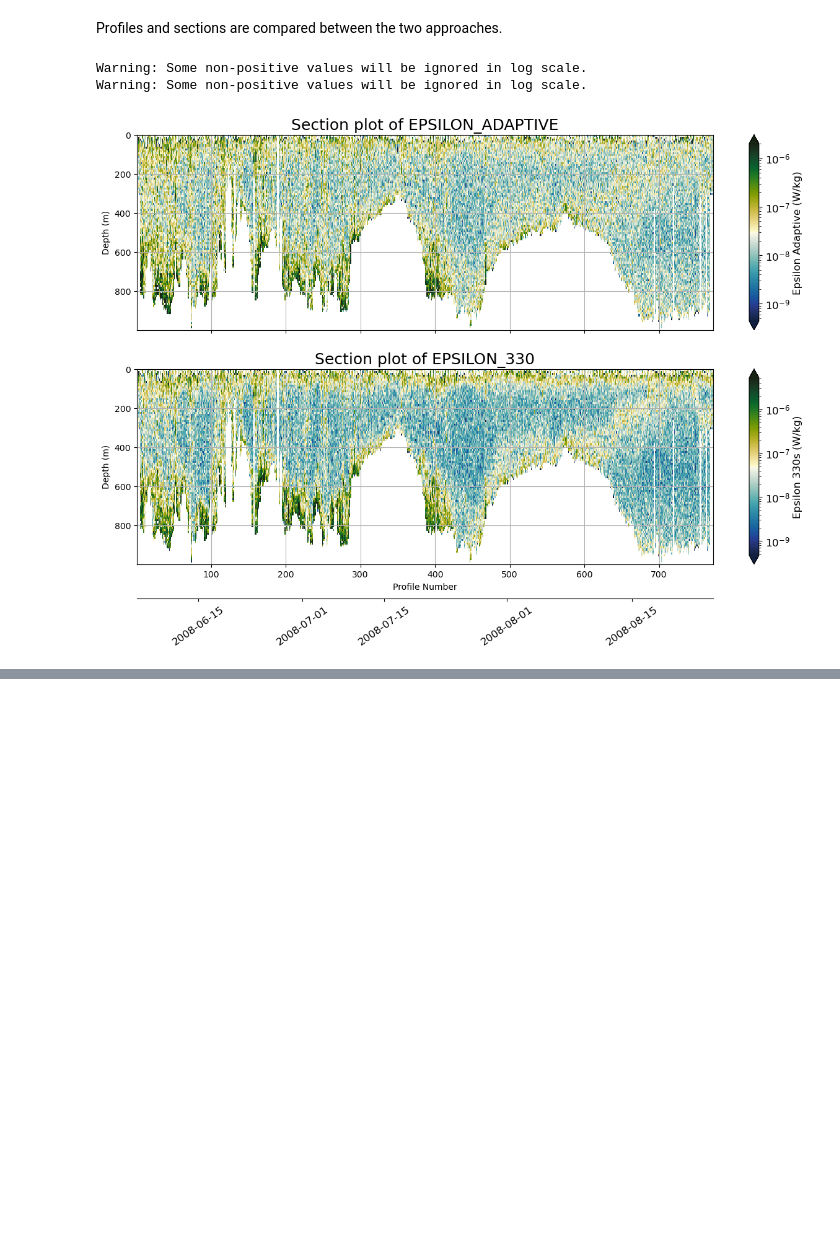
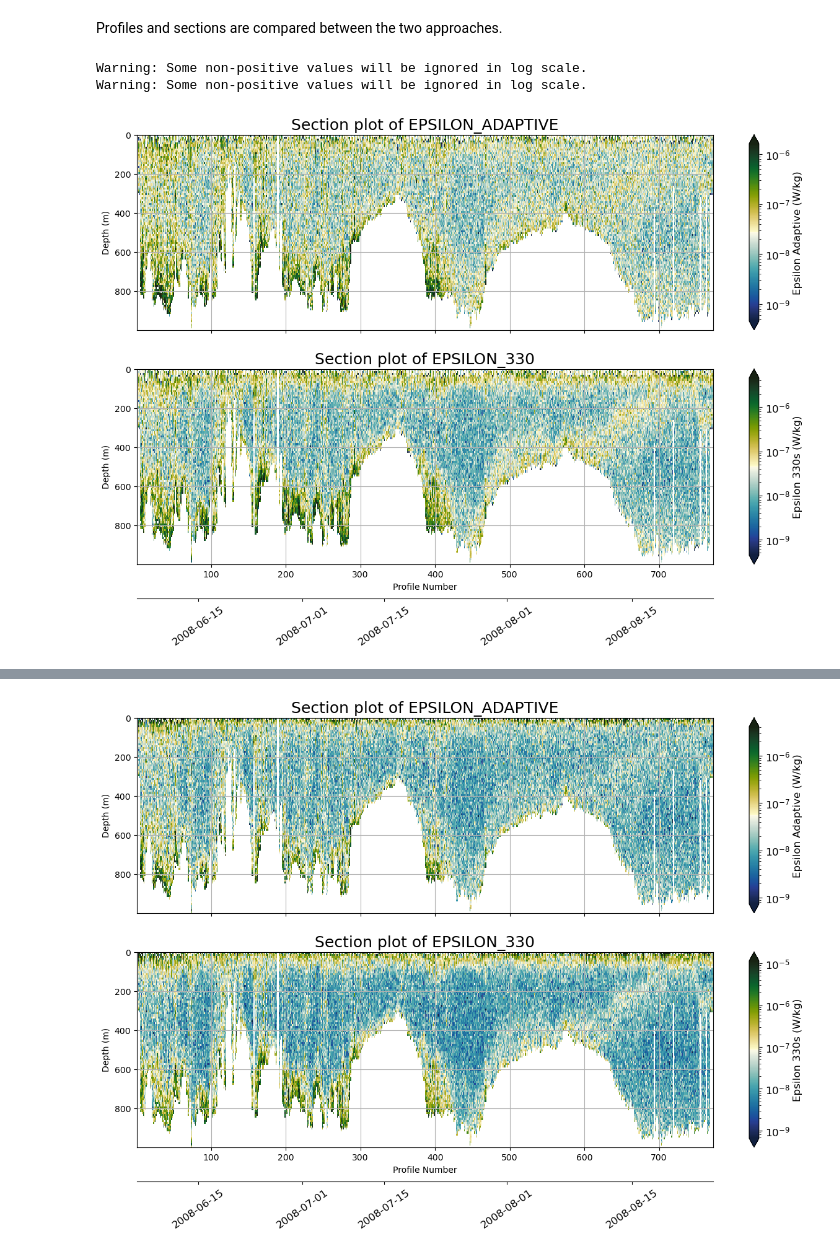
Before and after one commit to tillmrtz/dissipationIFR, a Jupyter notebook: notebooks/apply_LEM.ipynb, the cells around one changed output, grey strips where cells are left out. Cells and saved outputs as stored; diff of their text form; code cells hidden in the pictures; blank space fills up the shorter version.

```diff
--- a/notebooks/apply_LEM.ipynb
+++ b/notebooks/apply_LEM.ipynb
@@ -263,4 +269,5 @@ KeyError: "No variable named 'W_MEAS'. Did you mean one of ('MASS',)?"
 # %%
 gridded_ds = utilities.grid_dataset(ds, variables = ['W_WATER', 'N', 'N_SORTED'], bin_variable = 'TIME', res=None)
+gridded_bs3 = utilities.grid_dataset(ds_bs3, variables = ['W_WATER', 'N', 'N_SORTED'], bin_variable = 'TIME', res=None)
 # %%
 from cmocean import cm as cmo
@@ -287,36 +295,48 @@ I am again using two different approaches:
 For the adaptive approach, the whole profile is filtered separately for each window, using the mean $1/N$ value within that window as the cutoff period. However, only the filtered values corresponding to that particular window are kept from each run. Effectively, this means the filter length changes for each window, while each window's filtered values are still derived from a filter applied to the entire profile.
 # %%
 importlib.reload(tools)
-w_water_hp_adaptive = tools.highpass_butterworth_time(gridded_ds['W_WATER'].values, gridded_ds['TIME'].values, gridded_ds['PROFILE_NUMBER'].values, cutoff_period=1/(gridded_ds['N'].values), order=4, max_interval=40, adaptive_window=200)
-w_water_hp_330 = tools.highpass_butterworth_time(gridded_ds['W_WATER'].values, gridded_ds['TIME'].values, gridded_ds['PROFILE_NUMBER'].values, cutoff_period=330, order=4, max_interval=40)
-gridded_ds['W_WATER_HP_ADAPTIVE'] = (('N_MEASUREMENTS'), w_water_hp_adaptive)
-gridded_ds['W_WATER_HP_330'] = (('N_MEASUREMENTS'), w_water_hp_330)
+for ds in [gridded_ds, gridded_bs3]:
+    w_water_hp_adaptive = tools.highpass_butterworth_time(ds['W_WATER'].values, ds['TIME'].values, ds['PROFILE_NUMBER'].values, cutoff_period=1/(ds['N'].values), order=4, max_interval=40, adaptive_window=100)
+    w_water_hp_330 = tools.highpass_butterworth_time(ds['W_WATER'].values, ds['TIME'].values, ds['PROFILE_NUMBER'].values, cutoff_period=330, order=4, max_interval=40)
+    ds['W_WATER_HP_ADAPTIVE'] = (('N_MEASUREMENTS'), w_water_hp_adaptive)
+    ds['W_WATER_HP_330'] = (('N_MEASUREMENTS'), w_water_hp_330)
 # %% [markdown]
 The running RMS is calculated over the highpass-filtered profiles to obtain the velocity scale $\sigma_w$.
 # %%
-velocity_rms_adaptive = tools.rolling_rms(gridded_ds['W_WATER_HP_ADAPTIVE'].values, gridded_ds['TIME'].values, gridded_ds['PROFILE_NUMBER'].values, window_size_seconds=100)
-velocity_rms_330 = tools.rolling_rms(gridded_ds['W_WATER_HP_330'].values, gridded_ds['TIME'].values, gridded_ds['PROFILE_NUMBER'].values, window_size_seconds=100)
-gridded_ds['VELOCITY_RMS_ADAPTIVE'] = (('N_MEASUREMENTS'), velocity_rms_adaptive)
-gridded_ds['VELOCITY_RMS_330'] = (('N_MEASUREMENTS'), velocity_rms_330)
+for ds in [gridded_ds, gridded_bs3]:
+    velocity_rms_adaptive = tools.rolling_rms(ds['W_WATER_HP_ADAPTIVE'].values, ds['TIME'].values, ds['PROFILE_NUMBER'].values, window_size_seconds=100)
+    velocity_rms_330 = tools.rolling_rms(ds['W_WATER_HP_330'].values, ds['TIME'].values, ds['PROFILE_NUMBER'].values, window_size_seconds=100)
+    ds['VELOCITY_RMS_ADAPTIVE'] = (('N_MEASUREMENTS'), velocity_rms_adaptive)
+    ds['VELOCITY_RMS_330'] = (('N_MEASUREMENTS'), velocity_rms_330)
 # %%
 importlib.reload(tools)
-epsilon_adaptive = tools.calc_epsilon(gridded_ds['VELOCITY_RMS_ADAPTIVE'].values/100, gridded_ds['N'].values)
-epsilon_330 = tools.calc_epsilon(gridded_ds['VELOCITY_RMS_330'].values/100, gridded_ds['N'].values)
-gridded_ds['EPSILON_ADAPTIVE'] = (('N_MEASUREMENTS'), epsilon_adaptive)
-gridded_ds['EPSILON_330'] = (('N_MEASUREMENTS'), epsilon_330)
+for ds in [gridded_ds, gridded_bs3]:
+    epsilon_adaptive = tools.calc_epsilon(ds['VELOCITY_RMS_ADAPTIVE'].values/100, ds['N'].values)
+    epsilon_330 = tools.calc_epsilon(ds['VELOCITY_RMS_330'].values/100, ds['N'].values)
+    ds['EPSILON_ADAPTIVE'] = (('N_MEASUREMENTS'), epsilon_adaptive)
+    ds['EPSILON_330'] = (('N_MEASUREMENTS'), epsilon_330)
 # %% [markdown]
 Profiles and sections are compared between the two approaches.
 # %%
 importlib.reload(plots)
 fig, ax = plt.subplots(2, 1, figsize=(15, 9))
-ax[0],cbar0,_ = plots.plot_section(gridded_ds, var='EPSILON_ADAPTIVE', cmap=cmo.delta, v_res = 10, log_scale=True,show_time_axis=False, ax=ax[0])
-ax[1],cbar1,_ = plots.plot_section(gridded_ds, var='EPSILON_330', cmap=cmo.delta, v_res = 10, log_scale=True, ax=ax[1])
+ax[0],cbar0,_ = plots.plot_section(gridded_ds, var='EPSILON_ADAPTIVE', cmap=cmo.delta, v_res = 10, log_scale=True,show_time_axis=False, ax=ax[0], agg = "median")
+ax[1],cbar1,_ = plots.plot_section(gridded_ds, var='EPSILON_330', cmap=cmo.delta, v_res = 10, log_scale=True, ax=ax[1], agg = "median")
 ax[0].set_xlabel('')
 ax[0].set_xticklabels([])
 cbar0.set_label('Epsilon Adaptive (W/kg)')
 cbar1.set_label('Epsilon 330s (W/kg)')
 plt.show()
+
+fig, ax = plt.subplots(2, 1, figsize=(15, 9))
+ax[0],cbar0,_ = plots.plot_section(gridded_bs3, var='EPSILON_ADAPTIVE', cmap=cmo.delta, v_res = 10, log_scale=True,show_time_axis=False, ax=ax[0], agg = "median")
+ax[1],cbar1,_ = plots.plot_section(gridded_bs3, var='EPSILON_330', cmap=cmo.delta, v_res = 10, log_scale=True, ax=ax[1], agg = "median")
+ax[0].set_xlabel('')
+ax[0].set_xticklabels([])
+cbar0.set_label('Epsilon Adaptive (W/kg)')
+cbar1.set_label('Epsilon 330s (W/kg)')
+plt.show()
 # %% [output]
 Warning: Some non-positive values will be ignored in log scale.
 Warning: Some non-positive values will be ignored in log scale.
-[figure, old version]
+[figure, new version]
@@ -323,3 +345,4 @@ Warning: Some non-positive values will be ignored in log scale.
+[figure, added]
 # %%
 # plot the median epsilon profile for both methods, to see if they converge to the same value at depth
 grid_adaptive_eps, xi_grid, yi_grid = utilities.construct_2dgrid(
```
Also changed, not shown: parts of 14 cells of this notebook, 5 other files.
